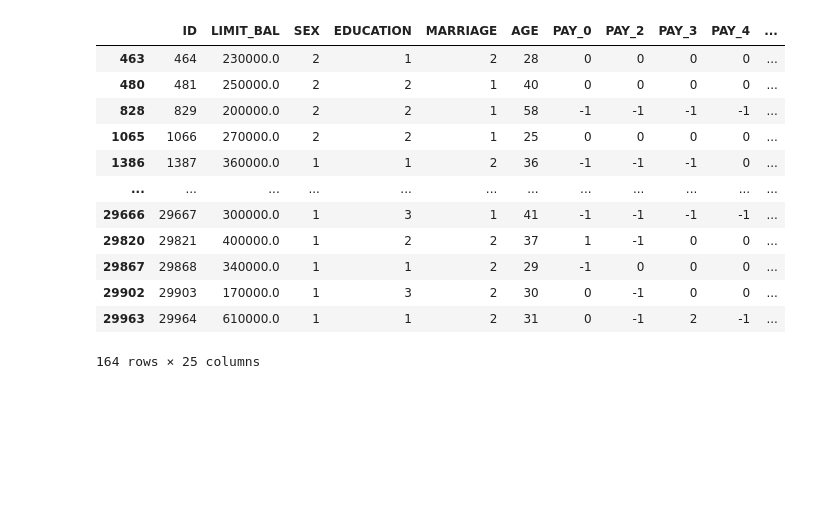
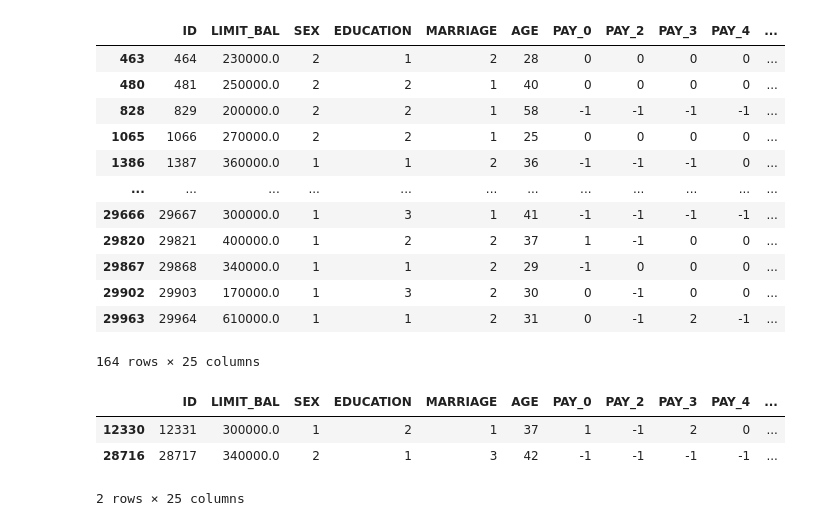
Before and after one commit to sunwenliang14/credit-card-risk, a Jupyter notebook: credit-risk-analysis.ipynb, the cells around one changed output. Drawn from its saved outputs; the diff is of its cells as text; code cells hidden in the pictures; blank space fills up the shorter version.

```diff
--- a/credit-risk-analysis.ipynb
+++ b/credit-risk-analysis.ipynb
@@ -778,3 +778,10 @@ df[df.PAY_AMT1 >= 100000]
 | 29902 | 29903 | 170000.0 | 1 | 3 | 2 | 30 | 0 | -1 | 0 | 0 | ... |
 | 29963 | 29964 | 610000.0 | 1 | 1 | 2 | 31 | 0 | -1 | 2 | -1 | ... |
 164 rows × 25 columns
+# %%
+df[df.PAY_AMT1 >= 500000]
+# %% [output]
+|  | ID | LIMIT_BAL | SEX | EDUCATION | MARRIAGE | AGE | PAY_0 | PAY_2 | PAY_3 | PAY_4 | ... |
+| 12330 | 12331 | 300000.0 | 1 | 2 | 1 | 37 | 1 | -1 | 2 | 0 | ... |
+| 28716 | 28717 | 340000.0 | 2 | 1 | 3 | 42 | -1 | -1 | -1 | -1 | ... |
+2 rows × 25 columns
```
